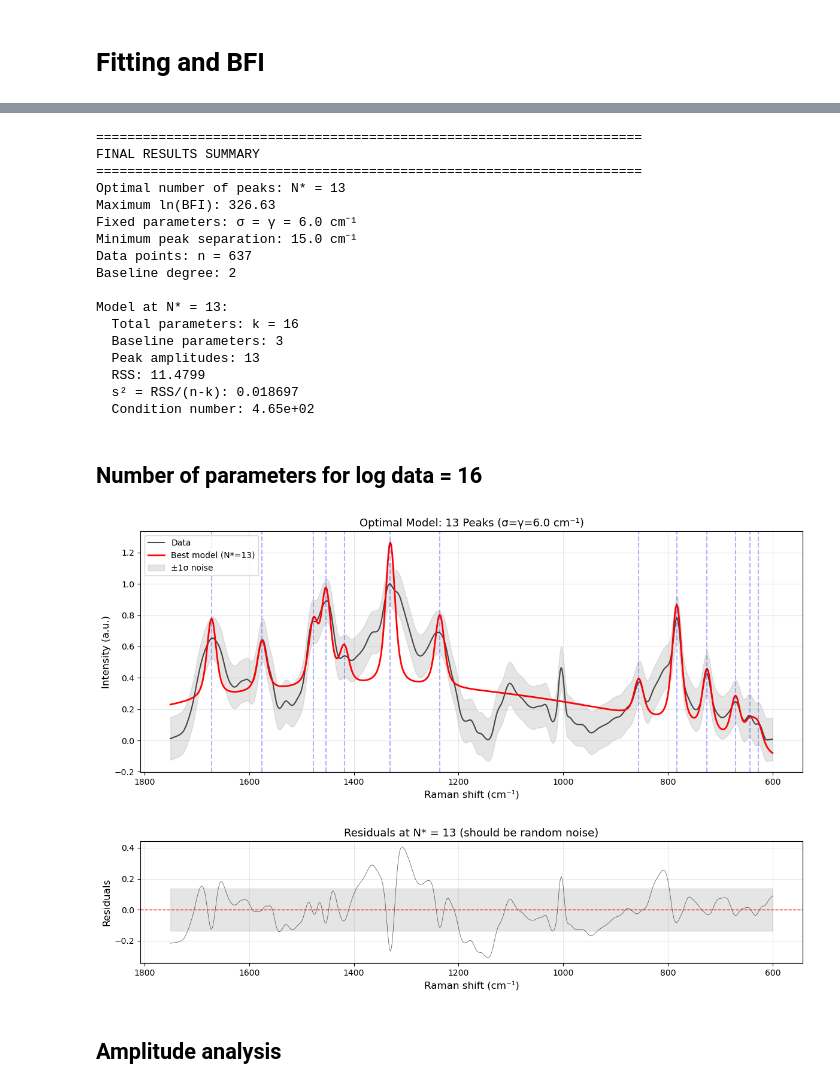
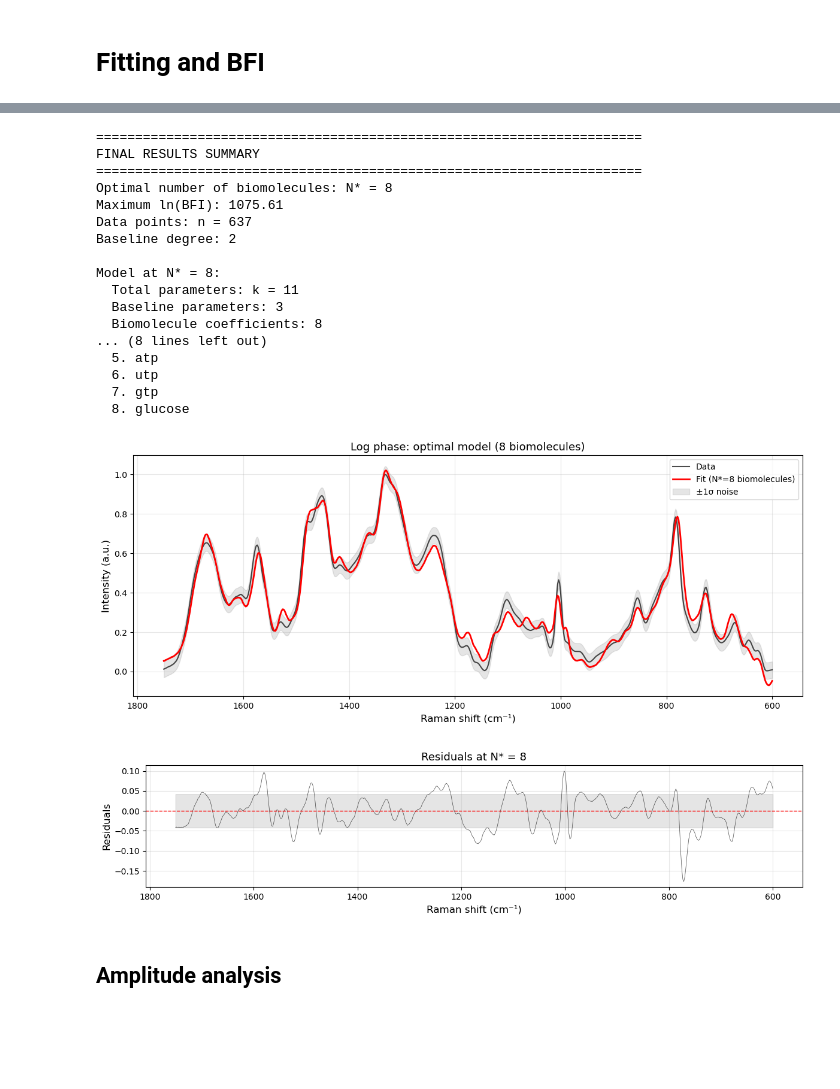
Before and after one commit to HaroonParvez/Using-Bayesian-Model-Selection-to-Analyse-Raman-Spectroscopic-Data, a Jupyter notebook: FinalProject.ipynb, the cells around one changed output, grey strips where cells are left out. Saved outputs shown, nothing was run; the diff lists cells and outputs as text; code cells hidden in the pictures; blank space fills up the shorter version.

```diff
--- a/FinalProject.ipynb
+++ b/FinalProject.ipynb
@@ -526,80 +467,77 @@ Argmax along curve:
 print("\n" + "="*70)
 print("FINAL RESULTS SUMMARY")
 print("="*70)
-print(f"Optimal number of peaks: N* = {N_star}")
+print(f"Optimal number of biomolecules: N* = {N_star}")
 print(f"Maximum ln(BFI): {ln_star:.2f}")
-print(f"Fixed parameters: σ = γ = {sigma_fixed} cm⁻¹")
-print(f"Minimum peak separation: {min_sep_fit_cm1} cm⁻¹")
 print(f"Data points: n = {n}")
 print(f"Baseline degree: {baseline_deg}")
+
+best_entry = history[best_idx]
+k_best = best_entry[5]
+RSS_best = best_entry[8]
+s2_best = best_entry[9]
+
 print(f"\nModel at N* = {N_star}:")
-print(f"  Total parameters: k = {n_base + N_star}")
+print(f"  Total parameters: k = {k_best}")
 print(f"  Baseline parameters: {n_base}")
-print(f"  Peak amplitudes: {N_star}")
+print(f"  Biomolecule coefficients: {N_star}")
 print(f"  RSS: {RSS_best:.4f}")
 print(f"  s² = RSS/(n-k): {s2_best:.6f}")
-print(f"  Condition number: {cond_best:.2e}")
+
+print(f"\nSelected biomolecules (in order of selection):")
+for i in range(N_star):
+    print(f"  {i+1}. {history[i][2]}")
 # %% [output]
 ======================================================================
 FINAL RESULTS SUMMARY
 ======================================================================
-Optimal number of peaks: N* = 13
-Maximum ln(BFI): 326.63
-Fixed parameters: σ = γ = 6.0 cm⁻¹
-Minimum peak separation: 15.0 cm⁻¹
+Optimal number of biomolecules: N* = 8
+Maximum ln(BFI): 1075.61
 Data points: n = 637
 Baseline degree: 2
 
-Model at N* = 13:
-  Total parameters: k = 16
+Model at N* = 8:
+  Total parameters: k = 11
   Baseline parameters: 3
-  Peak amplitudes: 13
-  RSS: 11.4799
-  s² = RSS/(n-k): 0.018697
-  Condition number: 4.65e+02
+  Biomolecule coefficients: 8
+... (8 lines left out)
+  5. atp
+  6. utp
+  7. gtp
+  8. glucose
-# %% [markdown]
-## Number of parameters for log data = 16
 # %%
-# Get the best model
-best_history = history[best_idx]
-yhat_best = best_history[9]
+yhat_best = history[best_idx][10]
+residuals = y - yhat_best
 
 plt.figure(figsize=(12, 5))
-plt.plot(x_use, y_use, 'k-', linewidth=1.5, label='Data', alpha=0.7)
-plt.plot(x_use, yhat_best, 'r-', linewidth=2, label=f'Best model (N*={N_star})')
-plt.fill_between(x_use, y_use - np.sqrt(s2_best), y_use + np.sqrt(s2_best),
+plt.plot(x, y, 'k-', linewidth=1.5, label='Data', alpha=0.7)
+plt.plot(x, yhat_best, 'r-', linewidth=2, label=f'Fit (N*={N_star} biomolecules)')
+plt.fill_between(x, y - np.sqrt(s2_best), y + np.sqrt(s2_best),
                  alpha=0.2, color='gray', label=r'±1σ noise')
-
-# Mark peak positions
-for i, c in enumerate(selected[:N_star]):
-    plt.axvline(c, color='blue', linestyle='--', alpha=0.3)
-
 plt.gca().invert_xaxis()
 plt.xlabel('Raman shift (cm⁻¹)', fontsize=12)
 plt.ylabel('Intensity (a.u.)', fontsize=12)
-plt.title(f'Optimal Model: {N_star} Peaks (σ=γ={sigma_fixed} cm⁻¹)', fontsize=13)
+plt.title(f'Log phase: optimal model ({N_star} biomolecules)', fontsize=13)
 plt.legend()
 plt.grid(alpha=0.3)
 plt.tight_layout()
 plt.show()
 
-# Residuals plot
-residuals = y_use - yhat_best
 plt.figure(figsize=(12, 3))
-plt.plot(x_use, residuals, 'k-', linewidth=0.5, alpha=0.7)
+plt.plot(x, residuals, 'k-', linewidth=0.5, alpha=0.7)
 plt.axhline(0, color='red', linestyle='--', linewidth=1)
-plt.fill_between(x_use, -np.sqrt(s2_best), +np.sqrt(s2_best),
+plt.fill_between(x, -np.sqrt(s2_best), +np.sqrt(s2_best),
                  alpha=0.2, color='gray')
 plt.gca().invert_xaxis()
 plt.xlabel('Raman shift (cm⁻¹)', fontsize=12)
 plt.ylabel('Residuals', fontsize=12)
-plt.title(f'Residuals at N* = {N_star} (should be random noise)', fontsize=13)
+plt.title(f'Residuals at N* = {N_star}', fontsize=13)
 plt.grid(alpha=0.3)
 plt.tight_layout()
 plt.show()
 # %% [output]
-[figure, old version]
+[figure, new version]
-[figure, old version]
+[figure, new version]
 # %% [markdown]
 ## Amplitude analysis
 # %%
```
Also changed, not shown: parts of 23 cells of this notebook.
